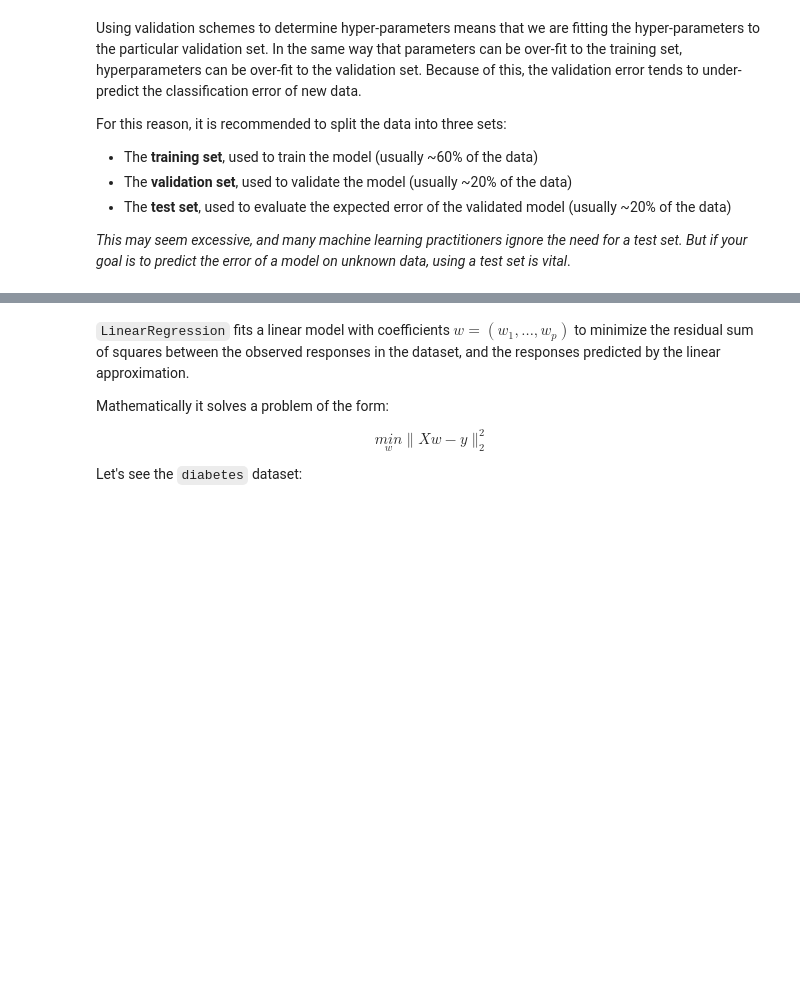
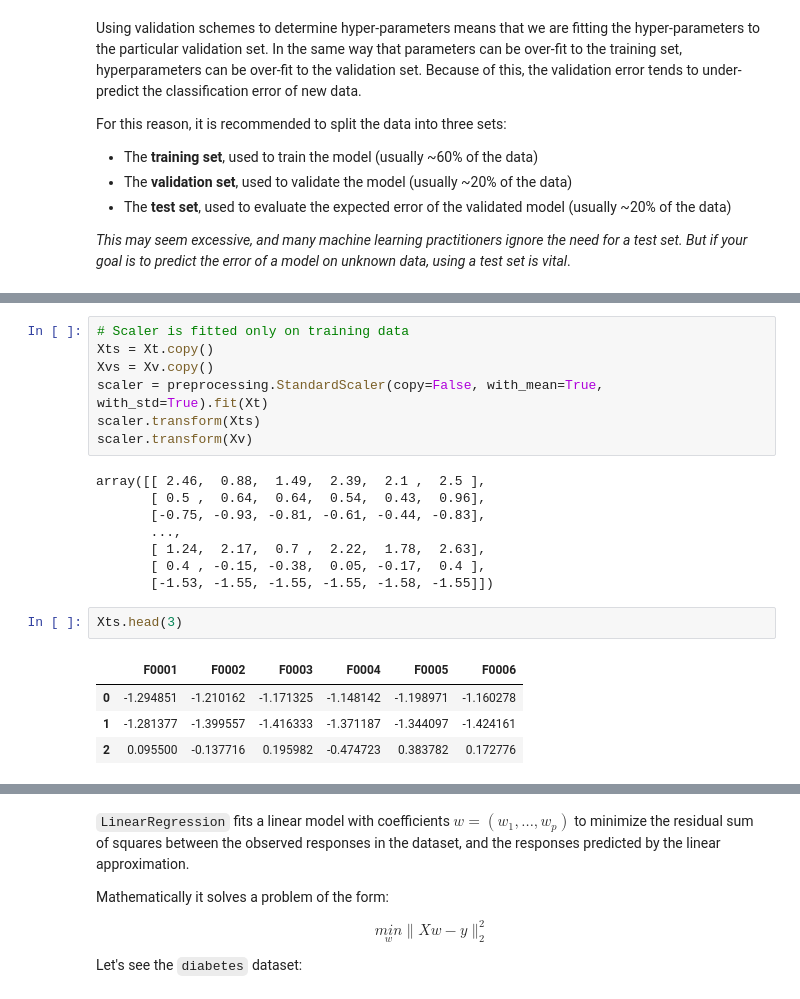
Before and after one commit to addfor/tutorials, a Jupyter notebook: machine_learning/ml04v04_dealing_with_bias_and_variance.ipynb, the cells around one changed output, grey strips where cells are left out. Cells and saved outputs as stored; diff of their text form; blank space fills up the shorter version.

```diff
--- a/machine_learning/ml04v04_dealing_with_bias_and_variance.ipynb
+++ b/machine_learning/ml04v04_dealing_with_bias_and_variance.ipynb
@@ -468,0 +562,22 @@ data, using a test set is vital*.
+# %%
+# Scaler is fitted only on training data
+Xts = Xt.copy()
+Xvs = Xv.copy()
+scaler = preprocessing.StandardScaler(copy=False, with_mean=True, with_std=True).fit(Xt)
+scaler.transform(Xts)
+scaler.transform(Xv)
+# %% [output]
+array([[ 2.46,  0.88,  1.49,  2.39,  2.1 ,  2.5 ],
+       [ 0.5 ,  0.64,  0.64,  0.54,  0.43,  0.96],
+       [-0.75, -0.93, -0.81, -0.61, -0.44, -0.83],
+       ...,
+       [ 1.24,  2.17,  0.7 ,  2.22,  1.78,  2.63],
+       [ 0.4 , -0.15, -0.38,  0.05, -0.17,  0.4 ],
+       [-1.53, -1.55, -1.55, -1.55, -1.58, -1.55]])
+# %%
+Xts.head(3)
+# %% [output]
+|  | F0001 | F0002 | F0003 | F0004 | F0005 | F0006 |
+| 0 | -1.294851 | -1.210162 | -1.171325 | -1.148142 | -1.198971 | -1.160278 |
+| 1 | -1.281377 | -1.399557 | -1.416333 | -1.371187 | -1.344097 | -1.424161 |
+| 2 | 0.095500 | -0.137716 | 0.195982 | -0.474723 | 0.383782 | 0.172776 |
```
Also changed, not shown: parts of 57 cells of this notebook, 1 other file.
